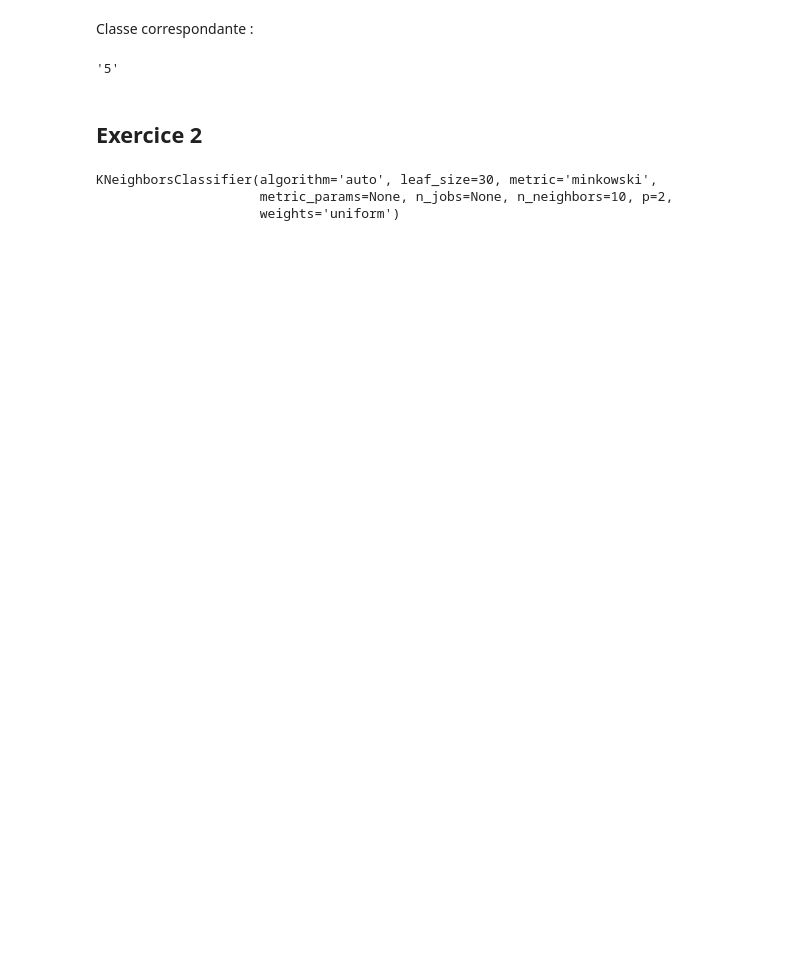
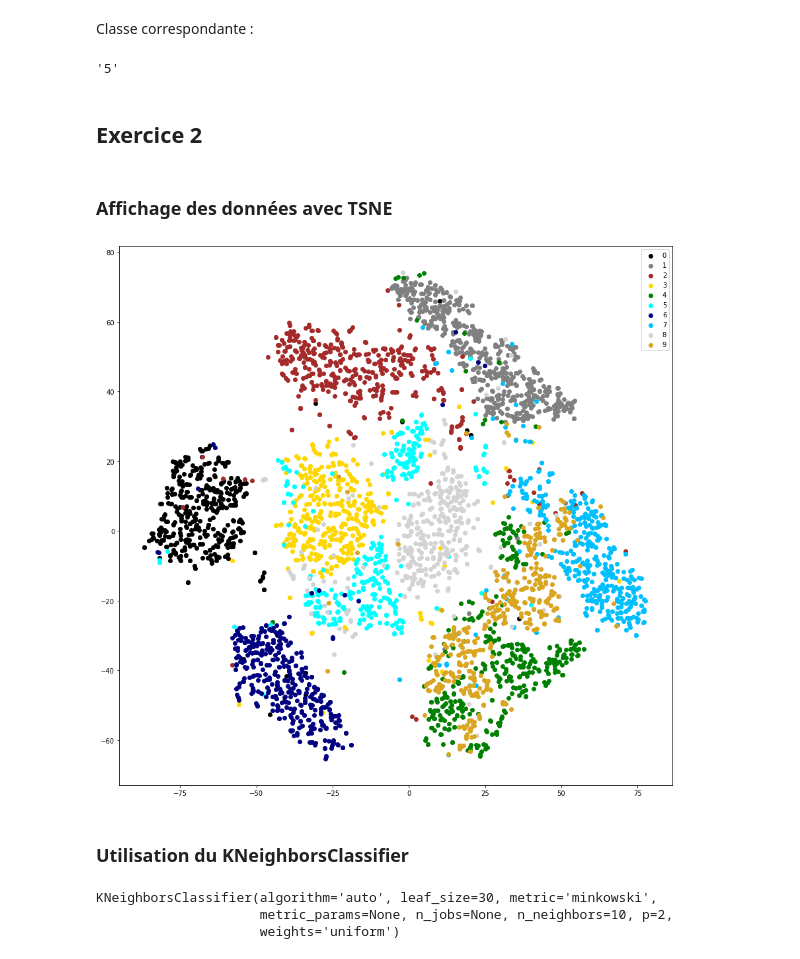
Before and after one commit to ThomasVialars/5A_apprentissage, a Jupyter notebook: tp1.ipynb, the cells around one changed output. Cells and saved outputs as stored; diff of their text form; code cells hidden in the pictures; blank space fills up the shorter version.

```diff
--- a/tp1.ipynb
+++ b/tp1.ipynb
@@ -143,3 +143,26 @@ xtrain, xtest, ytrain, ytest = train_test_split(data[0], data[1], test_size=0.25
+# %% [markdown]
+### Affichage des données avec TSNE
+# %%
+from sklearn.manifold import TSNE
+
+tsne = TSNE()
+xtrain_2d = tsne.fit_transform(xtrain)
+
+y_ids = np.unique(ytrain)
+colors = 'black', 'grey', 'brown', 'gold', 'green', 'cyan', 'navy', 'deepskyblue', 'lightgrey', 'goldenrod'
+
+plt.figure(figsize=(15,15))
+
+for i, c, label in zip(y_ids, colors, np.unique(ytrain)):
+    plt.scatter(xtrain_2d[ytrain == i, 0], xtrain_2d[ytrain == i, 1],
+                c=c,
+                label=label)
+plt.legend()
+plt.show()
+# %% [output]
+[figure, added]
+# %% [markdown]
+### Utilisation du KNeighborsClassifier
 # %%
 clf = KNeighborsClassifier(10)
 # %%
```
Also changed, not shown: parts of 22 cells of this notebook.
